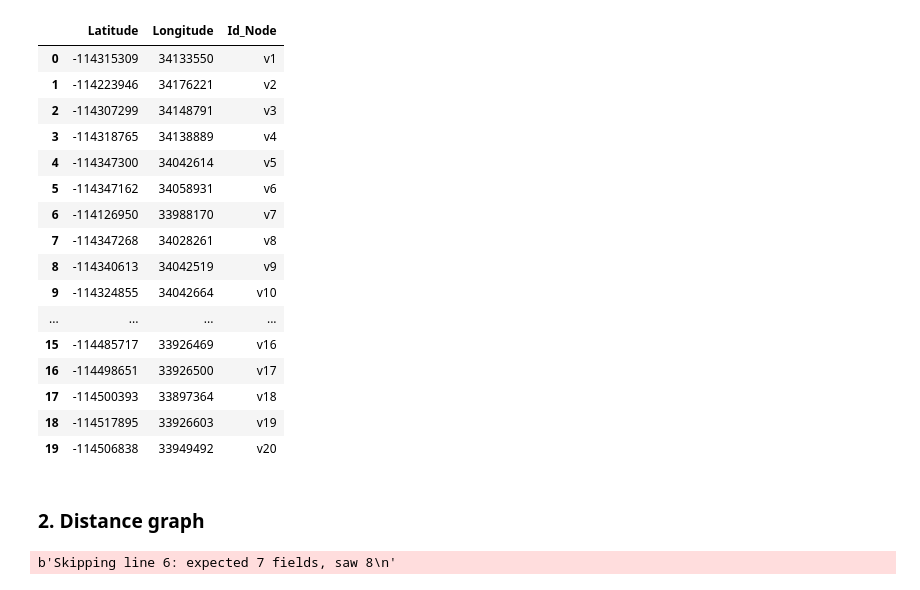
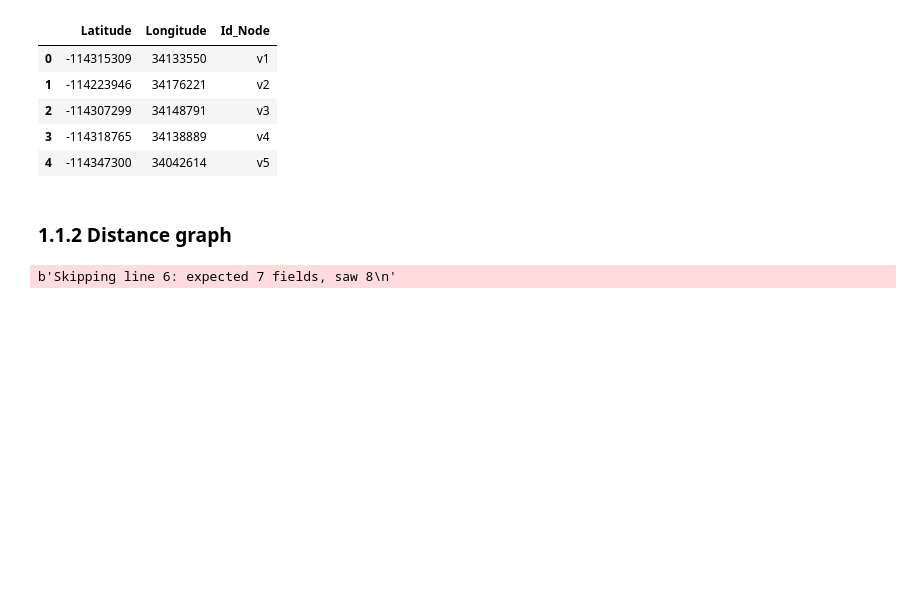
Before and after one commit to Debodeep94/ADM_HW_5, a Jupyter notebook: main.ipynb, the cells around one changed output. Saved outputs shown, nothing was run; the diff lists cells and outputs as text; code cells hidden in the pictures; blank space fills up the shorter version.

```diff
--- a/Luca/main.ipynb
+++ b/main.ipynb
@@ -36,27 +39,16 @@ coordinates = coordinates.reset_index(drop=True)
 # Transform all str into int
 coordinates[['Latitude', 'Longitude']] = coordinates[['Latitude', 'Longitude']].astype(int)
 # %%
-coordinates.head(20)
+coordinates.head(5)
 # %% [output]
 |  | Latitude | Longitude | Id_Node |
 | 0 | -114315309 | 34133550 | v1 |
 | 1 | -114223946 | 34176221 | v2 |
 | 2 | -114307299 | 34148791 | v3 |
 | 3 | -114318765 | 34138889 | v4 |
 | 4 | -114347300 | 34042614 | v5 |
-| 5 | -114347162 | 34058931 | v6 |
-| 6 | -114126950 | 33988170 | v7 |
-| 7 | -114347268 | 34028261 | v8 |
-| 8 | -114340613 | 34042519 | v9 |
-| 9 | -114324855 | 34042664 | v10 |
-| ... | ... | ... | ... |
-| 15 | -114485717 | 33926469 | v16 |
-| 16 | -114498651 | 33926500 | v17 |
-| 17 | -114500393 | 33897364 | v18 |
-| 18 | -114517895 | 33926603 | v19 |
-| 19 | -114506838 | 33949492 | v20 |
 # %% [markdown]
-### 2. Distance graph
+### 1.1.2 Distance graph
 # %%
 distance = pd.read_csv(r"data\USA-road-d.CAL.gr", sep=' ', delimiter=None,
                       index_col=None, usecols=None, encoding='ISO-8859-1', error_bad_lines=False)
```
Also changed, not shown: parts of 39 cells of this notebook.
